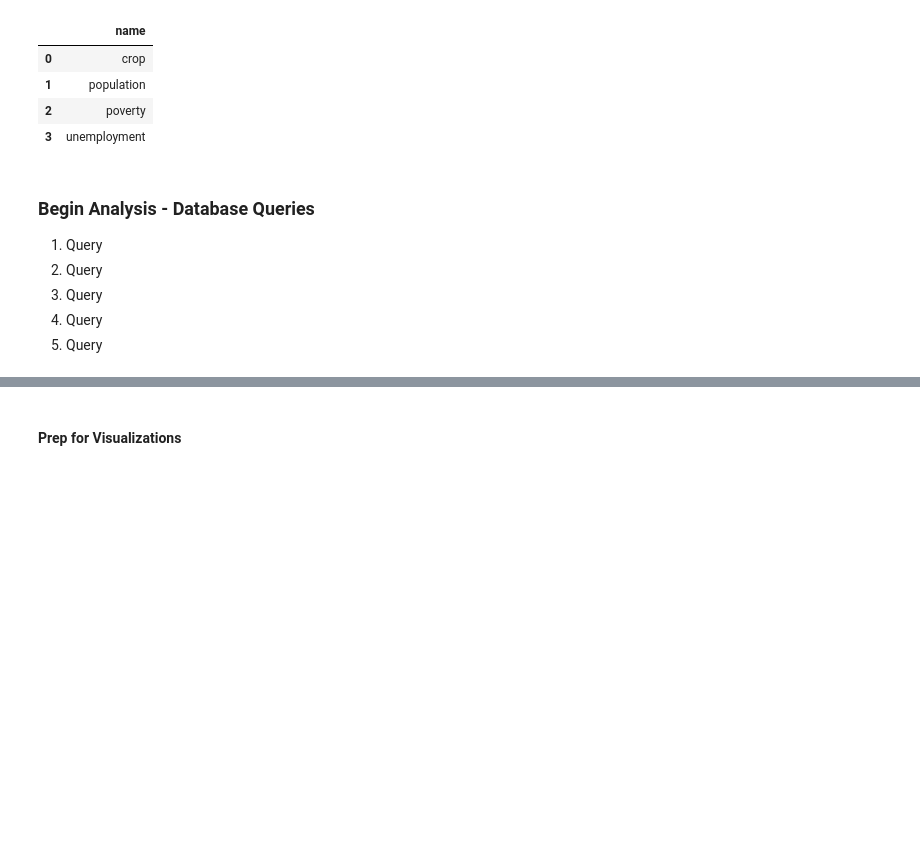
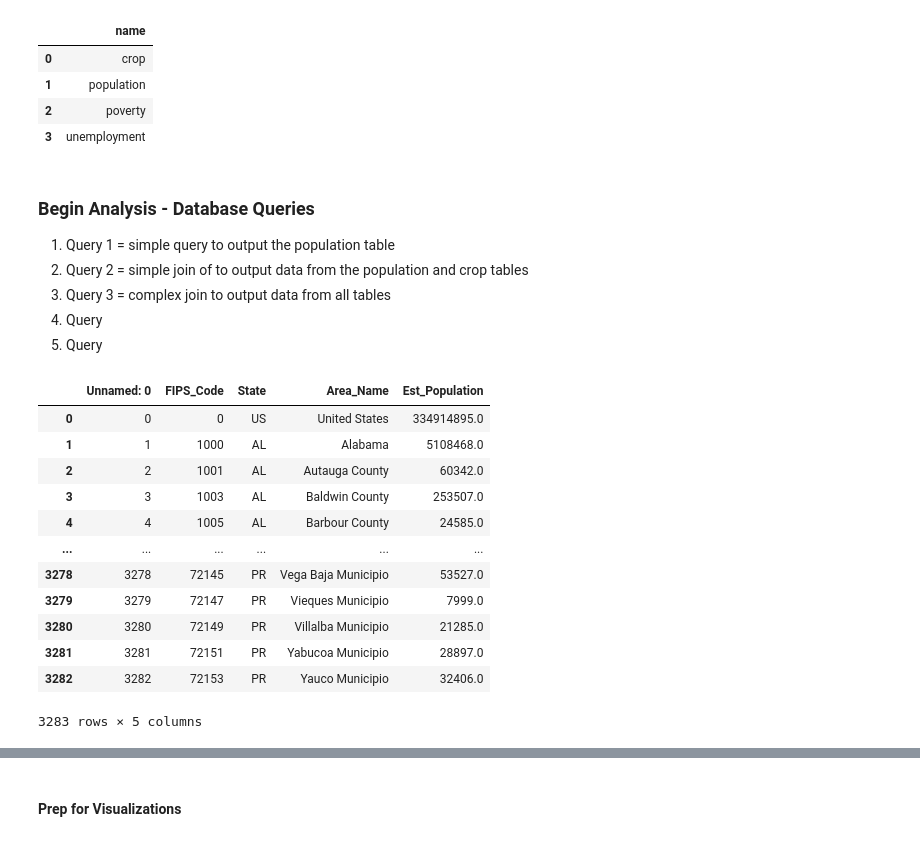
Before and after one commit to reppenp/Capstone_Project_Agri_Influence, a Jupyter notebook: workbook/agri_influence.ipynb, the cells around one changed output, grey strips where cells are left out. Cells and saved outputs as stored; diff of their text form; code cells hidden in the pictures; blank space fills up the shorter version.

```diff
--- a/workbook/agri_influence.ipynb
+++ b/workbook/agri_influence.ipynb
@@ -687,9 +707,27 @@ Loaded unemployment
 | 3 | unemployment |
 # %% [markdown]
 ### Begin Analysis - Database Queries
-1. Query
-2. Query
-3. Query
+1. Query 1 = simple query to output the population table
+2. Query 2 = simple join of to output data from the population and crop tables
+3. Query 3 = complex join to output data from all tables
 4. Query
 5. Query
+# %%
+query1 = "SELECT * FROM population;"
+
+pd.read_sql(query1, connection)
+# %% [output]
+|  | Unnamed: 0 | FIPS_Code | State | Area_Name | Est_Population |
+| 0 | 0 | 0 | US | United States | 334914895.0 |
+| 1 | 1 | 1000 | AL | Alabama | 5108468.0 |
+| 2 | 2 | 1001 | AL | Autauga County | 60342.0 |
+| 3 | 3 | 1003 | AL | Baldwin County | 253507.0 |
+| 4 | 4 | 1005 | AL | Barbour County | 24585.0 |
+| ... | ... | ... | ... | ... | ... |
+| 3278 | 3278 | 72145 | PR | Vega Baja Municipio | 53527.0 |
+| 3279 | 3279 | 72147 | PR | Vieques Municipio | 7999.0 |
+| 3280 | 3280 | 72149 | PR | Villalba Municipio | 21285.0 |
+| 3281 | 3281 | 72151 | PR | Yabucoa Municipio | 28897.0 |
+| 3282 | 3282 | 72153 | PR | Yauco Municipio | 32406.0 |
+3283 rows × 5 columns
 # %%
```
Also changed, not shown: parts of 8 cells of this notebook, 2 other files.
